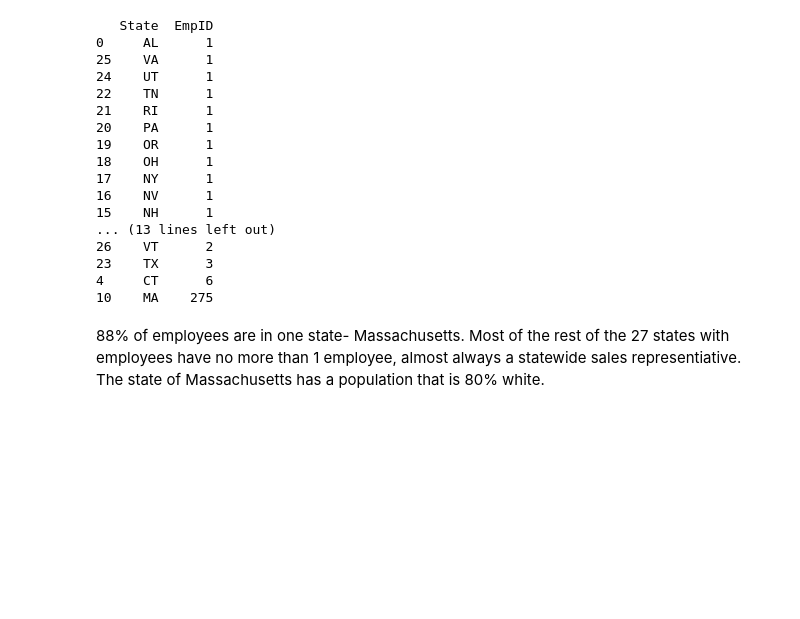
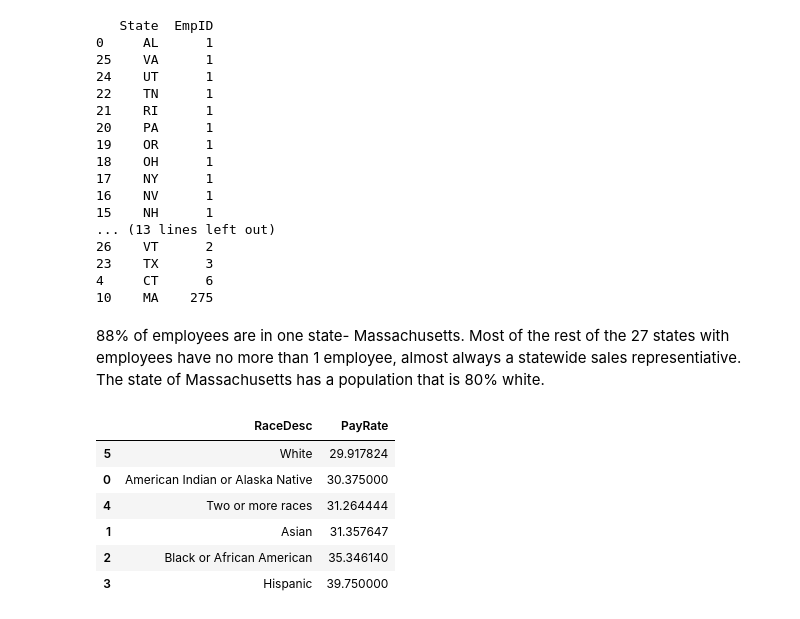
Before and after one commit to Vajrasamaya/Human_Capital_Analytics, a Jupyter notebook: Notebooks/EDA_HR_Analytics.ipynb, the cells around one changed output. Drawn from its saved outputs; the diff is of its cells as text; code cells hidden in the pictures; blank space fills up the shorter version.

Commit message:
added mean pay by race

```diff
--- a/Notebooks/EDA_HR_Analytics.ipynb
+++ b/Notebooks/EDA_HR_Analytics.ipynb
@@ -334,3 +334,17 @@ print(employee_by_state)
 10    MA    275
 # %% [markdown]
 88% of employees are in one state- Massachusetts. Most of the rest of the 27 states with employees have no more than 1 employee, almost always a statewide sales representiative.  The state of Massachusetts has a population that is 80% white.
+# %%
+# Mean rate of pay by Sex
+race_pay = pd.DataFrame(df.groupby(['RaceDesc'])['PayRate'].mean())
+race_pay = race_pay.reset_index()
+race_pay =  race_pay.sort_values(by = 'PayRate', ascending = True )
+race_pay
+# %% [output]
+|  | RaceDesc | PayRate |
+| 5 | White | 29.917824 |
+| 0 | American Indian or Alaska Native | 30.375000 |
+| 4 | Two or more races | 31.264444 |
+| 1 | Asian | 31.357647 |
+| 2 | Black or African American | 35.346140 |
+| 3 | Hispanic | 39.750000 |
```
Also changed, not shown: parts of 2 cells of this notebook.
